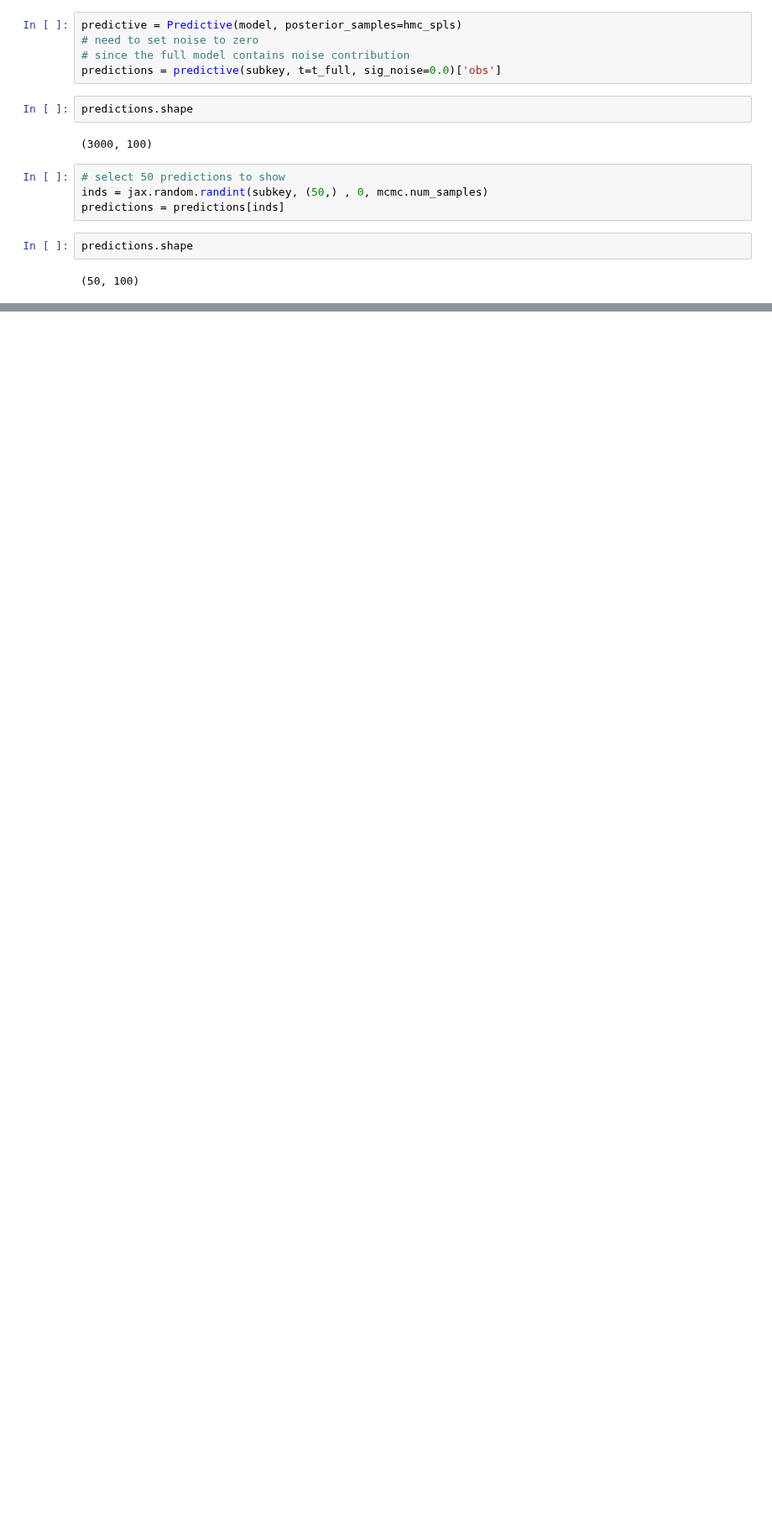
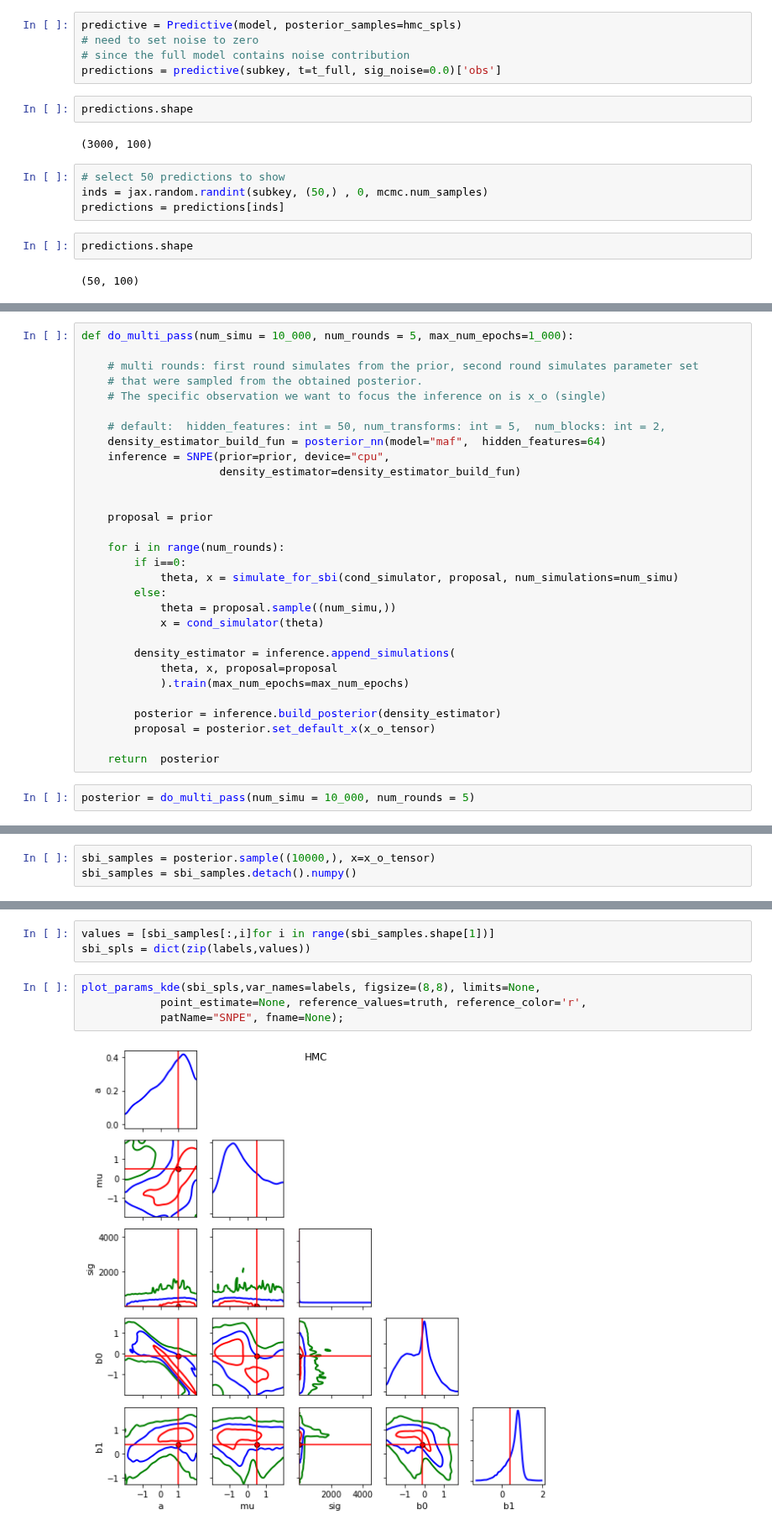
Before and after one commit to jecampagne/ML-toys, a Jupyter notebook: Demo_SBI_HMC.ipynb, the cells around one changed output, grey strips where cells are left out. Shown at 84% size. Cells and saved outputs as stored; diff of their text form; blank space fills up the shorter version.

```diff
--- a/Demo_SBI_HMC.ipynb
+++ b/Demo_SBI_HMC.ipynb
@@ -262,0 +314,32 @@ plt.legend();
+# %%
+def do_multi_pass(num_simu = 10_000, num_rounds = 5, max_num_epochs=1_000):
+
+    # multi rounds: first round simulates from the prior, second round simulates parameter set
+    # that were sampled from the obtained posterior.
+    # The specific observation we want to focus the inference on is x_o (single)
+
+    # default:  hidden_features: int = 50, num_transforms: int = 5,  num_blocks: int = 2,
+    density_estimator_build_fun = posterior_nn(model="maf",  hidden_features=64)
+    inference = SNPE(prior=prior, device="cpu",
+                     density_estimator=density_estimator_build_fun)
+
+
+    proposal = prior
+
+    for i in range(num_rounds):
+        if i==0:
+            theta, x = simulate_for_sbi(cond_simulator, proposal, num_simulations=num_simu)
+        else:
+            theta = proposal.sample((num_simu,))
+            x = cond_simulator(theta)
+
+        density_estimator = inference.append_simulations(
+            theta, x, proposal=proposal
+            ).train(max_num_epochs=max_num_epochs)
+
+        posterior = inference.build_posterior(density_estimator)
+        proposal = posterior.set_default_x(x_o_tensor)
+
+    return  posterior
+# %%
+posterior = do_multi_pass(num_simu = 10_000, num_rounds = 5)
@@ -262,0 +350,3 @@ plt.legend();
+# %%
+sbi_samples = posterior.sample((10000,), x=x_o_tensor)
+sbi_samples = sbi_samples.detach().numpy()
@@ -262,0 +357,9 @@ plt.legend();
+# %%
+values = [sbi_samples[:,i]for i in range(sbi_samples.shape[1])]
+sbi_spls = dict(zip(labels,values))
+# %%
+plot_params_kde(sbi_spls,var_names=labels, figsize=(8,8), limits=None,
+            point_estimate=None, reference_values=truth, reference_color='r',
+            patName="SNPE", fname=None);
+# %% [output]
+[figure, added]
```
Also changed, not shown: parts of 17 cells of this notebook.
